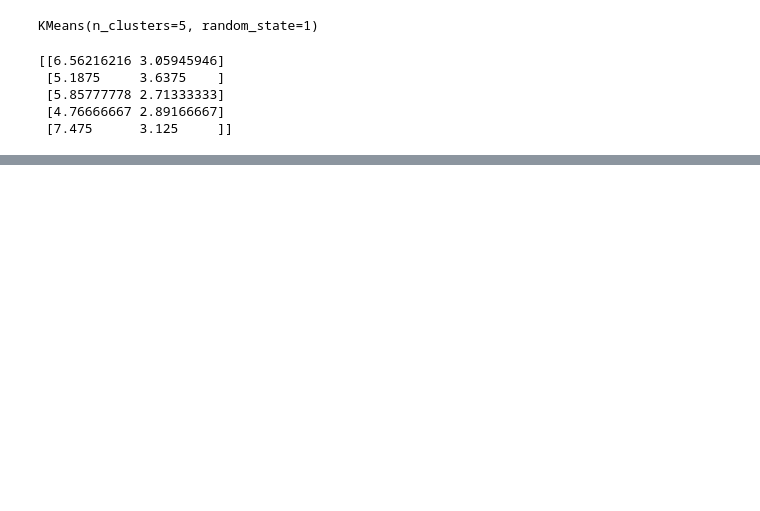
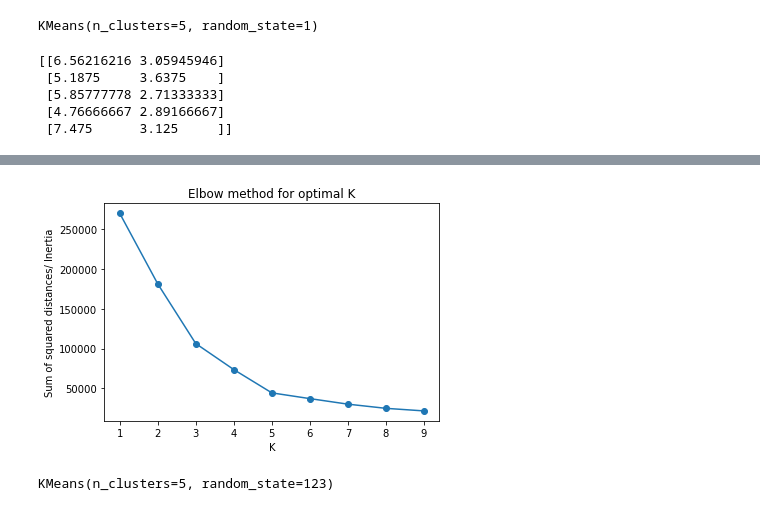
Before and after one commit to gmitchener/MachineLearning, a Jupyter notebook: kmeans.ipynb, the cells around one changed output, grey strips where cells are left out. Cells and saved outputs as stored; diff of their text form; code cells hidden in the pictures; blank space fills up the shorter version.

```diff
--- a/kmeans.ipynb
+++ b/kmeans.ipynb
@@ -43,0 +104,15 @@ plt.show()
+# %%
+sum_of_squared_distances = []
+K = range(1,10)
+for k in K:
+    kmean = KMeans(n_clusters=k, random_state=123)
+    kmean.fit(x)
+    sum_of_squared_distances.append(kmean.inertia_)
+
+plt.plot(K, sum_of_squared_distances, marker='o')
+plt.xlabel('K')
+plt.ylabel('Sum of squared distances/ Inertia')
+plt.title('Elbow method for optimal K')
+plt.show()
+# %% [output]
+[figure, added]
@@ -43,0 +121,4 @@ plt.show()
+# %%
+kmean.fit(x)
+# %% [output]
+KMeans(n_clusters=5, random_state=123)
```
Also changed, not shown: parts of 27 cells of this notebook, 1 other file.
